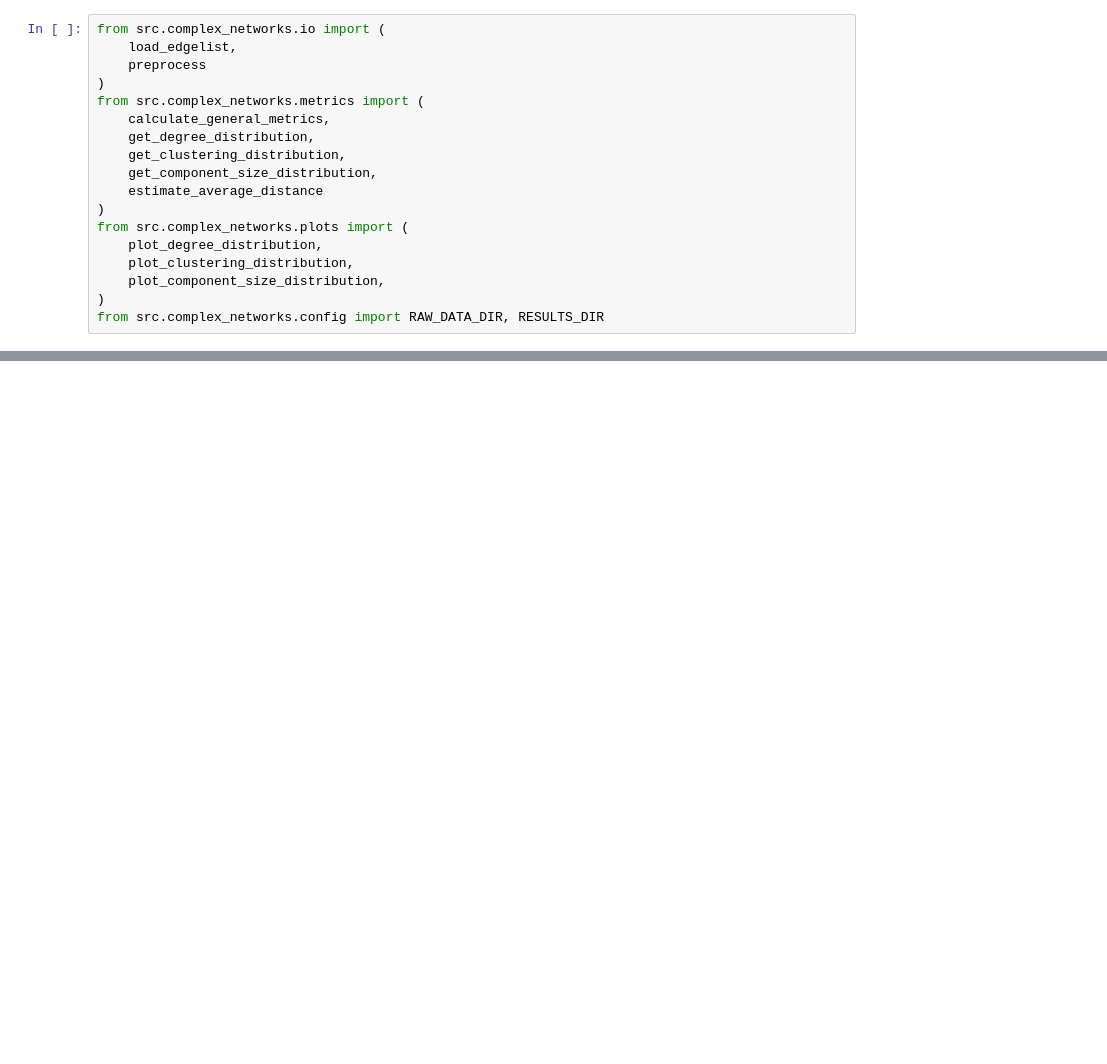
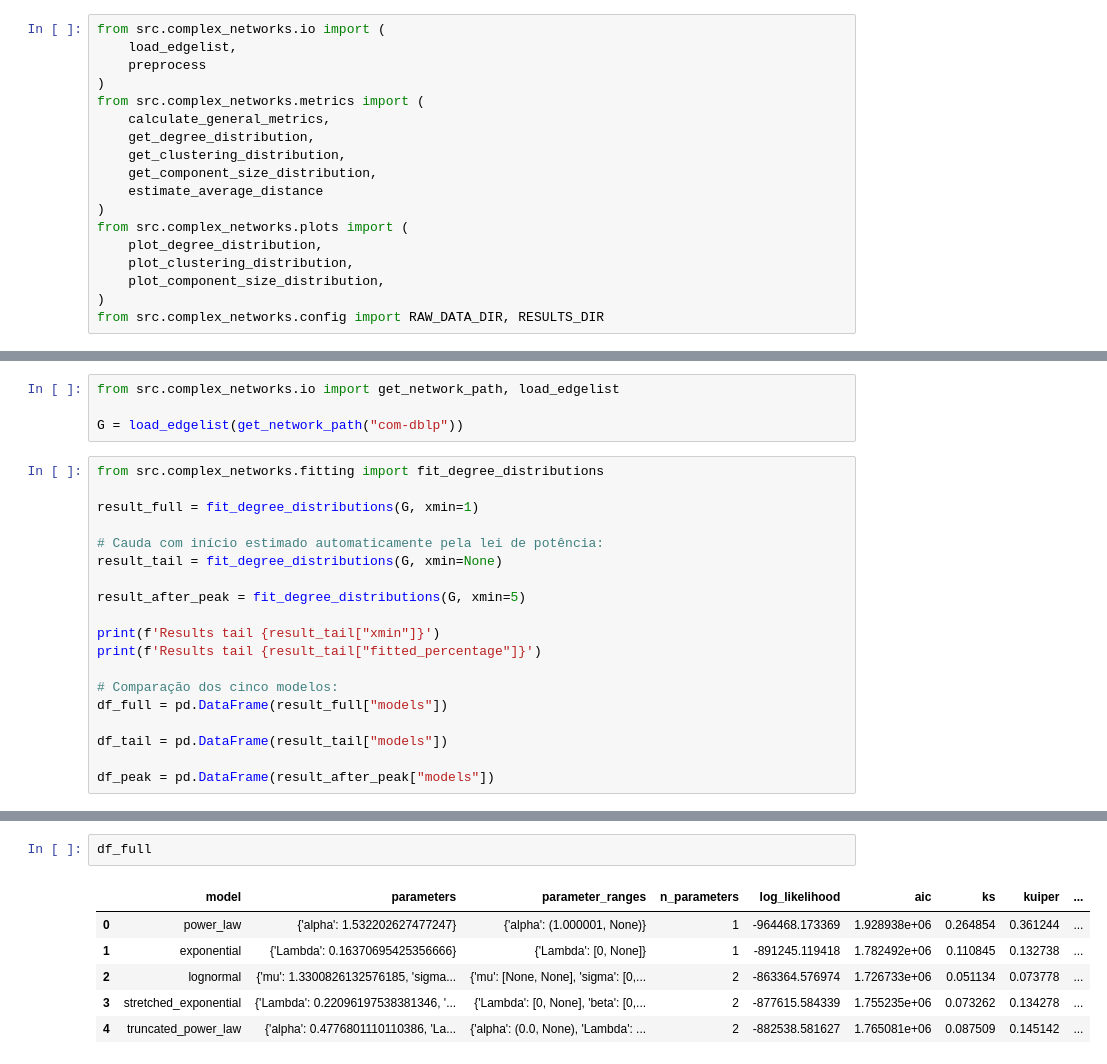
Before and after one commit to fefacio/complex-networks, a Jupyter notebook: notebooks/test.ipynb, the cells around one changed output, grey strips where cells are left out. Drawn from its saved outputs; the diff is of its cells as text; blank space fills up the shorter version.

```diff
--- a/notebooks/test.ipynb
+++ b/notebooks/test.ipynb
@@ -419,0 +433,23 @@ KeyboardInterrupt:
+# %%
+from src.complex_networks.io import get_network_path, load_edgelist
+
+G = load_edgelist(get_network_path("com-dblp"))
+# %%
+from src.complex_networks.fitting import fit_degree_distributions
+
+result_full = fit_degree_distributions(G, xmin=1)
+
+# Cauda com início estimado automaticamente pela lei de potência:
+result_tail = fit_degree_distributions(G, xmin=None)
+
+result_after_peak = fit_degree_distributions(G, xmin=5)
+
+print(f'Results tail {result_tail["xmin"]}')
+print(f'Results tail {result_tail["fitted_percentage"]}')
+
+# Comparação dos cinco modelos:
+df_full = pd.DataFrame(result_full["models"])
+
+df_tail = pd.DataFrame(result_tail["models"])
+
+df_peak = pd.DataFrame(result_after_peak["models"])
@@ -419,0 +479,9 @@ KeyboardInterrupt:
+# %%
+df_full
+# %% [output]
+|  | model | parameters | parameter_ranges | n_parameters | log_likelihood | aic | ks | kuiper | ... |
+| 0 | power_law | {'alpha': 1.532202627477247} | {'alpha': (1.000001, None)} | 1 | -964468.173369 | 1.928938e+06 | 0.264854 | 0.361244 | ... |
+| 1 | exponential | {'Lambda': 0.16370695425356666} | {'Lambda': [0, None]} | 1 | -891245.119418 | 1.782492e+06 | 0.110845 | 0.132738 | ... |
+| 2 | lognormal | {'mu': 1.3300826132576185, 'sigma... | {'mu': [None, None], 'sigma': [0,... | 2 | -863364.576974 | 1.726733e+06 | 0.051134 | 0.073778 | ... |
+| 3 | stretched_exponential | {'Lambda': 0.22096197538381346, '... | {'Lambda': [0, None], 'beta': [0,... | 2 | -877615.584339 | 1.755235e+06 | 0.073262 | 0.134278 | ... |
+| 4 | truncated_power_law | {'alpha': 0.4776801110110386, 'La... | {'alpha': (0.0, None), 'Lambda': ... | 2 | -882538.581627 | 1.765081e+06 | 0.087509 | 0.145142 | ... |
```
Also changed, not shown: parts of 25 cells of this notebook, 22 other files.
